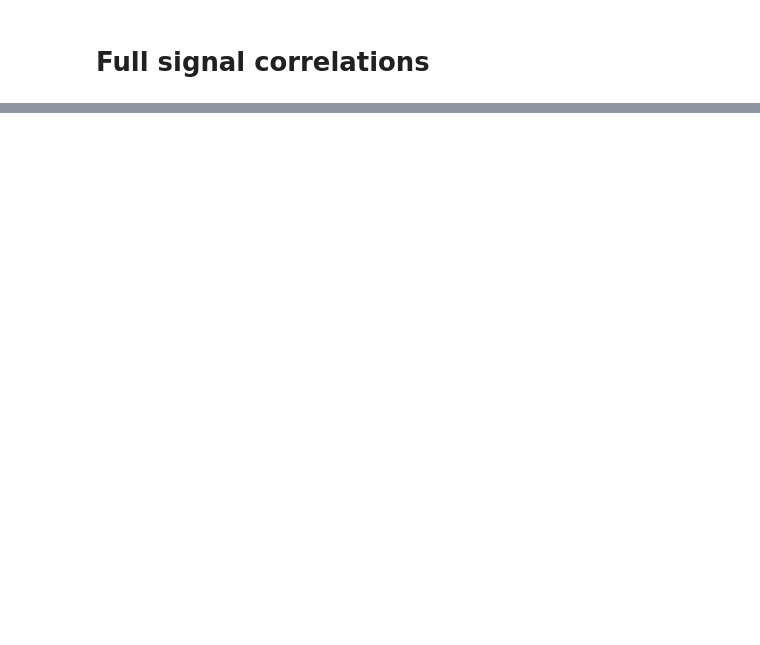
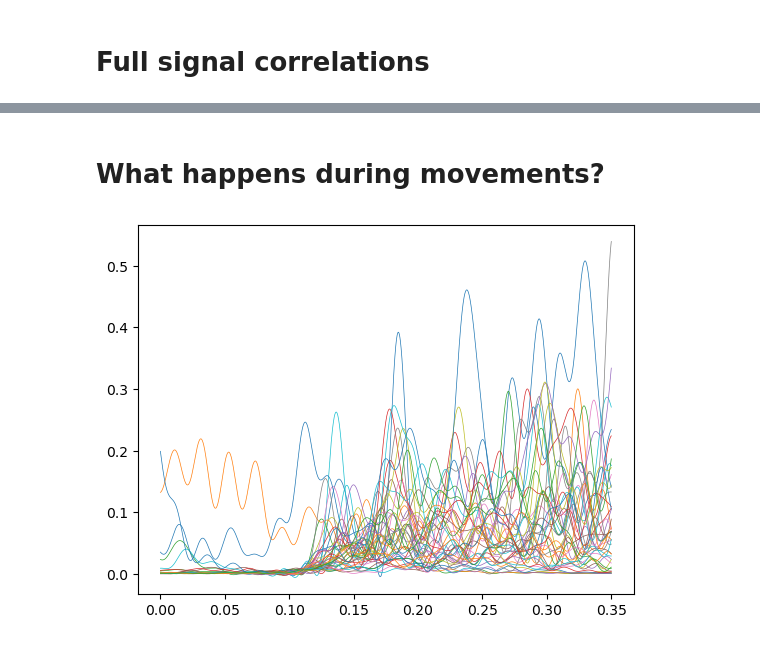
Before and after one commit to kerseviciute/spontaneous-movement, a Jupyter notebook: emg_vs_vm.ipynb, the cells around one changed output, grey strips where cells are left out. Drawn from its saved outputs; the diff is of its cells as text; code cells hidden in the pictures; blank space fills up the shorter version.

```diff
--- a/emg_vs_vm.ipynb
+++ b/emg_vs_vm.ipynb
@@ -101,0 +109,2 @@ plt.show()
+# %% [markdown]
+# What happens during movements?
@@ -101,0 +114,22 @@ plt.show()
+# %%
+vm = read_pickle(f'output/spontaneous-movement/{sid}/{cell}/vm/filter.pkl')
+emg = read_pickle(f'output/spontaneous-movement/{sid}/{cell}/emg/filter.pkl')
+movement = read_pickle(f'output/spontaneous-movement/{sid}/{cell}/emg/final_movement.pkl')
+no_movement = read_pickle(f'output/spontaneous-movement/{sid}/{cell}/emg/all_no_movement.pkl')
+# %%
+tkeo_data = calculate_tkeo(emg, h_freq = 50)
+
+for index, event in movement.iterrows():
+    start = event['Start'] - 0.1
+    end = np.min([start + 0.35, 10])
+    channel = event['Channel']
+
+    dt = tkeo_data.copy().pick(picks = [channel]).crop(tmin = start, tmax = end)
+    x = dt.times
+    y = dt.get_data()[0]
+
+    plt.plot(x, y, linewidth = 0.5)
+
+plt.show()
+# %% [output]
+[figure, added]
```
Also changed, not shown: parts of 22 cells of this notebook, 2 other files.
